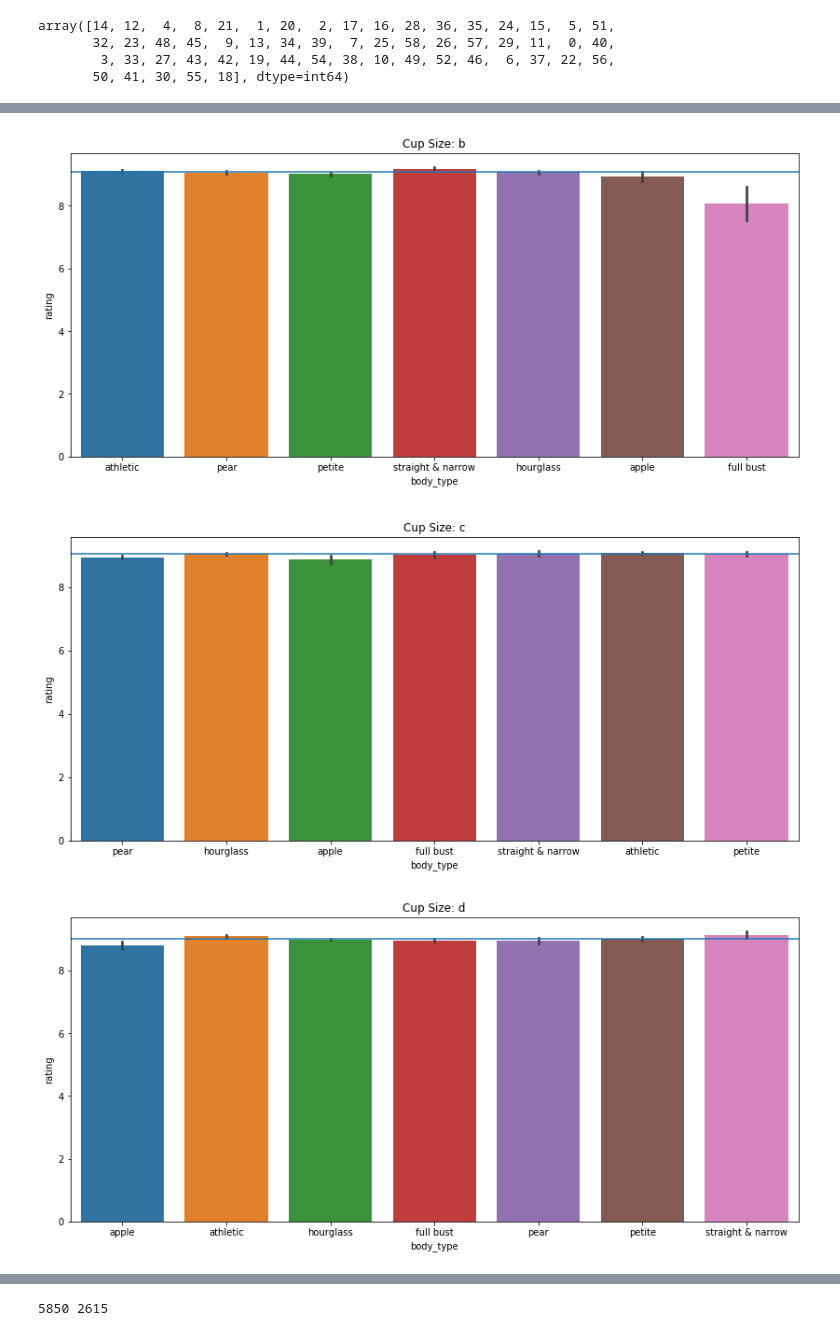
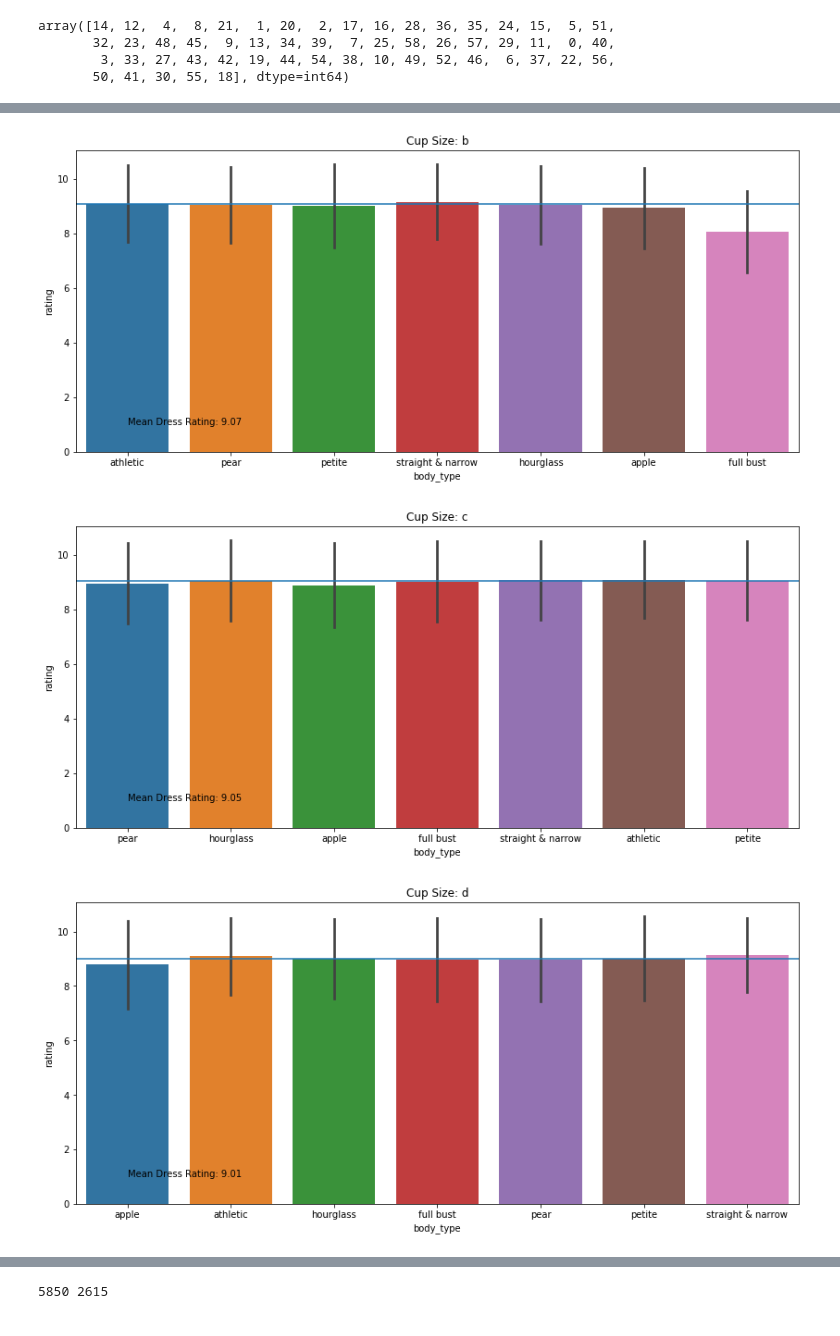
Before and after one commit to CliffordBridges/Whose-Clothes-Fit-Well, a Jupyter notebook: RTR_Analysis.ipynb, the cells around one changed output, grey strips where cells are left out. Cells and saved outputs as stored; diff of their text form; code cells hidden in the pictures.

Commit message:
More analysis and lots o' graphs

```diff
--- a/RTR_Analysis.ipynb
+++ b/RTR_Analysis.ipynb
@@ -47,10 +54,13 @@ array([14, 12,  4,  8, 21,  1, 20,  2, 17, 16, 28, 36, 35, 24, 15,  5, 51,
 # %%
 for bodytype in rtr_body_types:
     plt.figure(figsize=(14, 6))
-    sns.barplot(x='size', y='rating', data=rtr_data.loc[(rtr_data.body_type==bodytype)&(rtr_data.category=='dress')])
+    sns.barplot(x='size',
+                y='rating',
+                data=rtr_data.loc[(rtr_data.body_type==bodytype)&(rtr_data.category=='dress')],
+                ci='sd')
     plt.title('Body Type: '+bodytype)
     mean = rtr_data.loc[(rtr_data.body_type==bodytype)&(rtr_data.category=='dress')].rating.mean()
-    plt.annotate('Mean Dress Rating: '+str(round(mean, 2)), (0,10))
+    plt.annotate('Mean Dress Rating: '+str(round(mean, 2)), (0,1))
     plt.axhline(y=mean)
     plt.show()
 # %% [output]
@@ -64,10 +82,13 @@ for bodytype in rtr_body_types:
 # %%
 for cup in cup_sizes:
     plt.figure(figsize=(14, 6))
-    sns.barplot(x='body_type', y='rating', data=rtr_data.loc[(rtr_data.cup_size==cup)&(rtr_data.category=='dress')])
+    sns.barplot(x='body_type',
+                y='rating',
+                data=rtr_data.loc[(rtr_data.cup_size==cup)&(rtr_data.category=='dress')],
+                ci='sd')
     plt.title('Cup Size: '+cup)
     mean = rtr_data.loc[(rtr_data.cup_size==cup)&(rtr_data.category=='dress')].rating.mean()
-    plt.annotate('Mean Dress Rating: '+str(round(mean, 2)), (0,10))
+    plt.annotate('Mean Dress Rating: '+str(round(mean, 2)), (0,1))
     plt.axhline(y=mean)
     plt.show()
 # %% [output]
@@ -76,3 +97,3 @@ for cup in cup_sizes:
-[figure, old version]
+[figure, new version]
-[figure, old version]
+[figure, new version]
-[figure, old version]
+[figure, new version]
```
Also changed, not shown: parts of 57 cells of this notebook, 9 other files.
